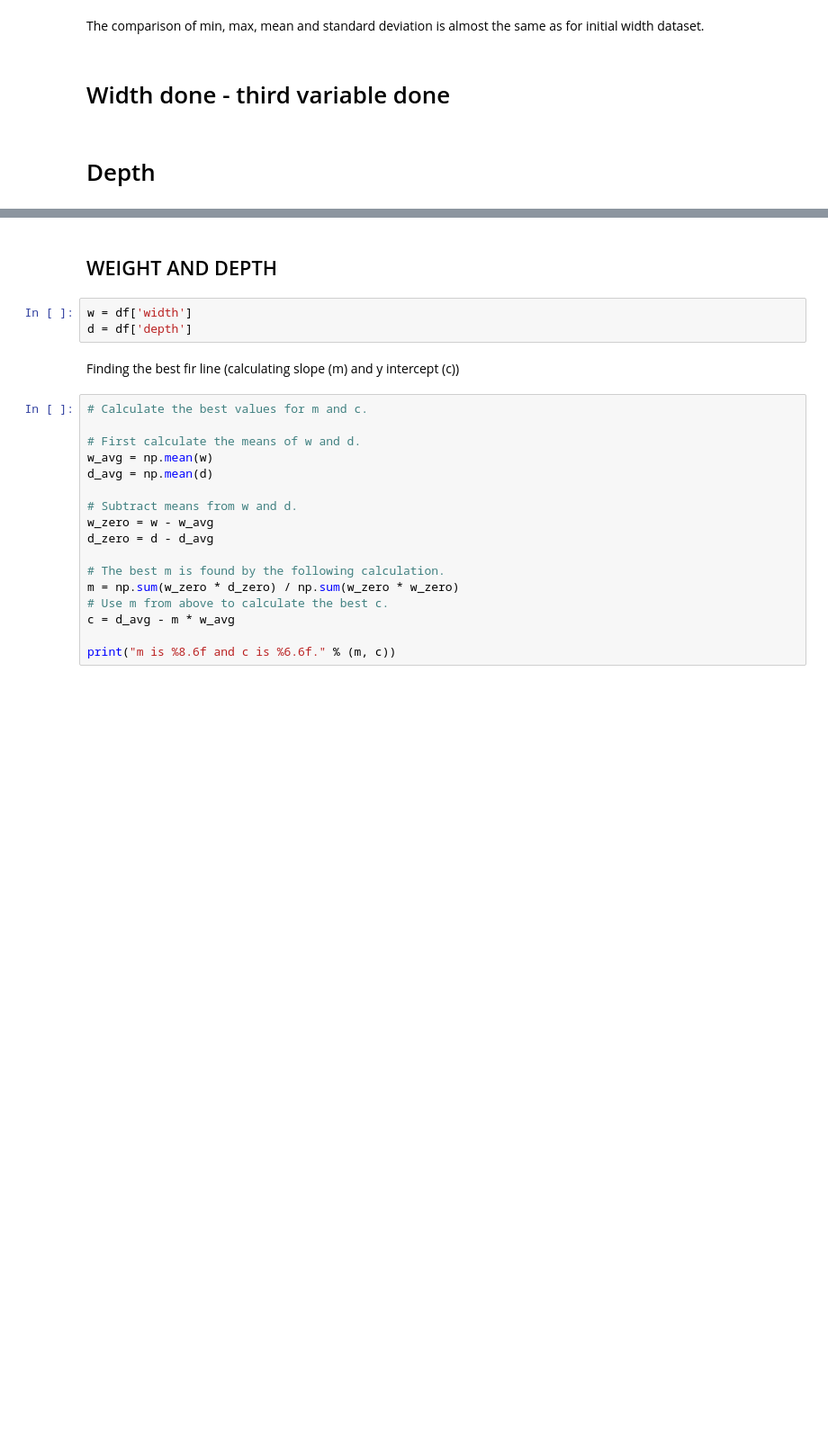
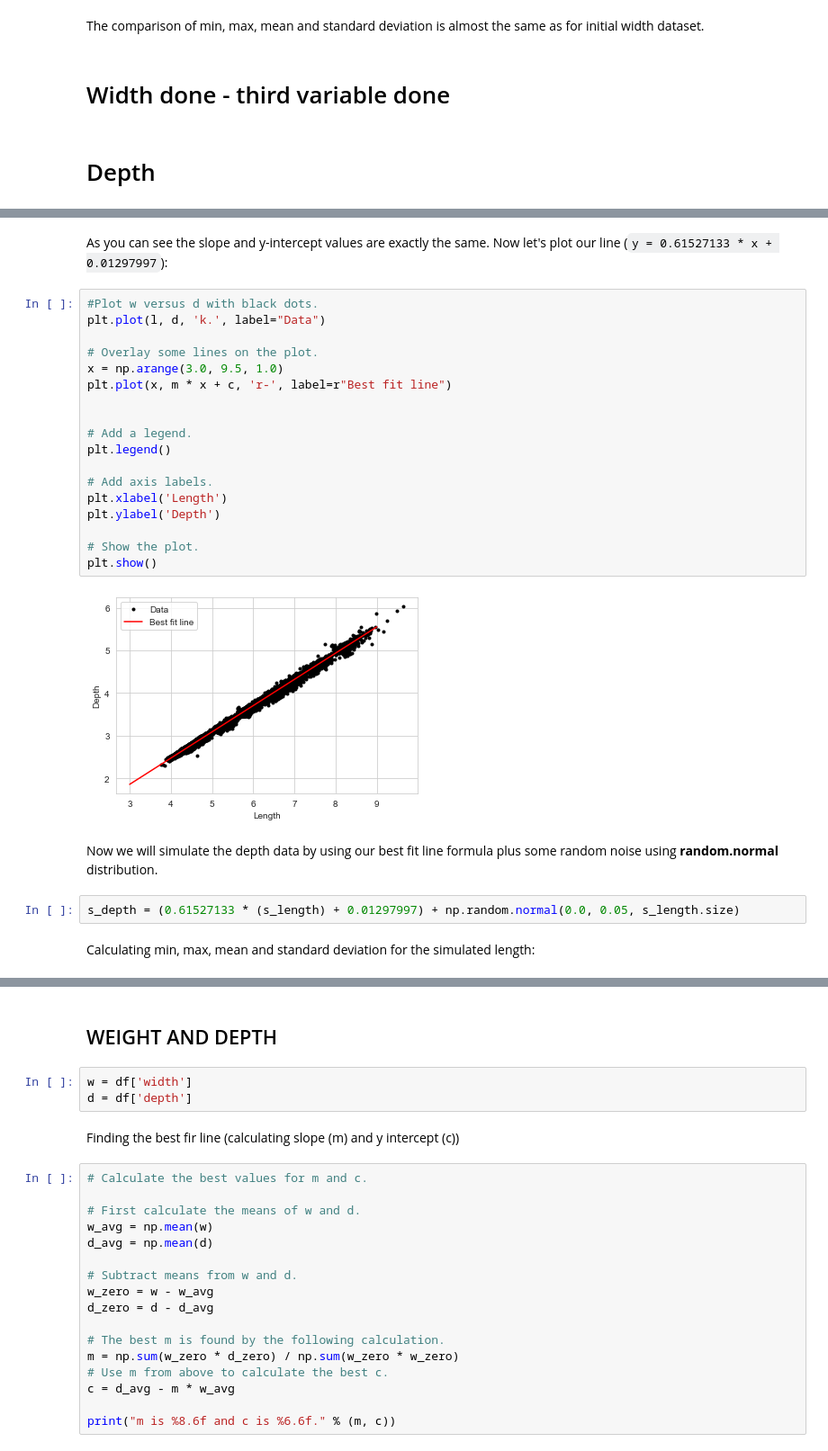
Before and after one commit to JuliaMal/ProgDA_Project2, a Jupyter notebook: Project2.ipynb, the cells around one changed output, grey strips where cells are left out. Shown at 90% size. Saved outputs shown, nothing was run; the diff lists cells and outputs as text; blank space fills up the shorter version.

```diff
--- a/Project2.ipynb
+++ b/Project2.ipynb
@@ -290,0 +336,28 @@ The comparison of min, max, mean and standard deviation is almost the same as fo
+# %% [markdown]
+As you can see the slope and y-intercept values are exactly the same. Now let's plot our line (`y = 0.61527133 * x + 0.01297997`):
+# %%
+#Plot w versus d with black dots.
+plt.plot(l, d, 'k.', label="Data")
+
+# Overlay some lines on the plot.
+x = np.arange(3.0, 9.5, 1.0)
+plt.plot(x, m * x + c, 'r-', label=r"Best fit line")
+
+
+# Add a legend.
+plt.legend()
+
+# Add axis labels.
+plt.xlabel('Length')
+plt.ylabel('Depth')
+
+# Show the plot.
+plt.show()
+# %% [output]
+[figure, added]
+# %% [markdown]
+Now we will simulate the depth data by using our best fit line formula plus some random noise using **random.normal** distribution.
+# %%
+s_depth = (0.61527133 * (s_length) + 0.01297997) + np.random.normal(0.0, 0.05, s_length.size)
+# %% [markdown]
+Calculating min, max, mean and standard deviation for the simulated length:
```
Also changed, not shown: parts of 67 cells of this notebook, 1 other file.
